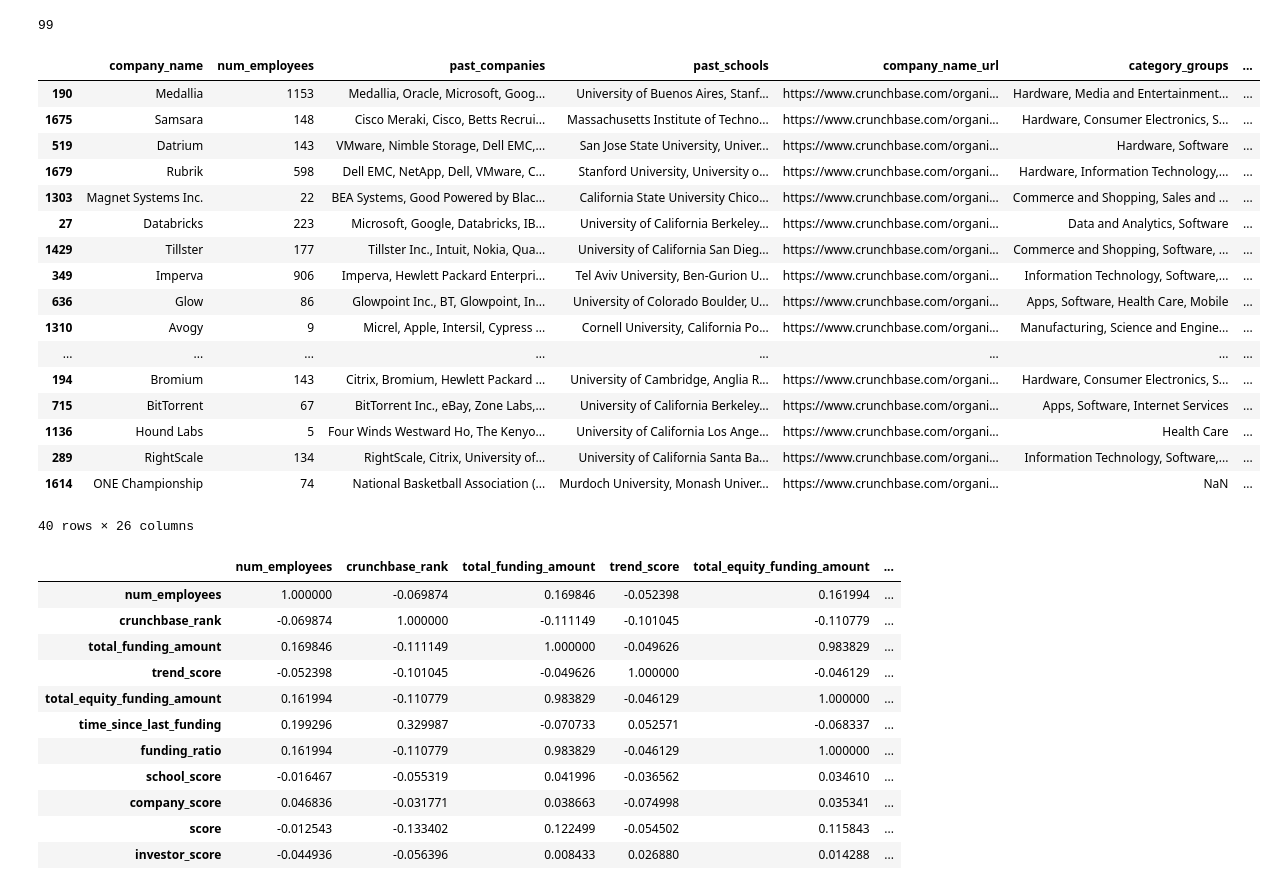
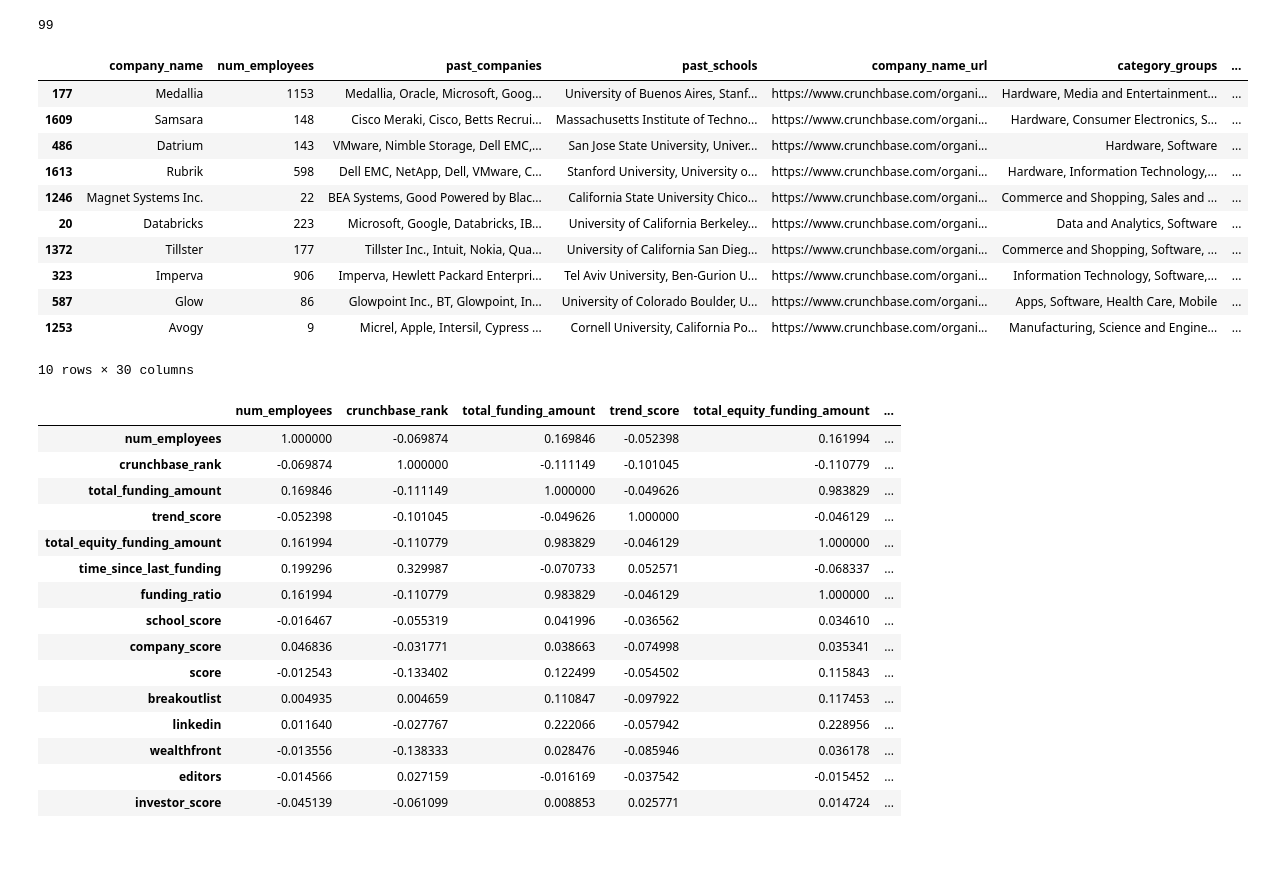
Before and after one commit to sachinkesiraju/breakinlist, a Jupyter notebook: company_analysis.ipynb, the cells around one changed output. Saved outputs shown, nothing was run; the diff lists cells and outputs as text; code cells hidden in the pictures; blank space fills up the shorter version.

```diff
--- a/company_analysis.ipynb
+++ b/company_analysis.ipynb
@@ -836,3 +838,6 @@ plotdata[plotdata.company_name.str.contains('Google', na=False)]
 |  | company_name | num_employees | past_companies | past_schools | company_name_url | category_groups | ... |
 | 121 | Google | 80409 | Google, Microsoft, IBM, Amazon, A... | Stanford University, University o... | https://www.crunchbase.com/organi... | Media and Entertainment, Informat... | ... |
 1 rows × 24 columns
+# %%
+breakout_data = pd.read_csv('breakout_data.csv')
+breakout_data.head()
@@ -838,0 +851,6 @@ plotdata[plotdata.company_name.str.contains('Google', na=False)]
+# %%
+plotdata = pd.merge(plotdata, breakout_data, on = 'company_name', how='left')
+plotdata.breakoutlist = pd.notnull(plotdata.breakoutlist).astype(int)
+plotdata.linkedin = pd.notnull(plotdata.linkedin).astype(int)
+plotdata.wealthfront = pd.notnull(plotdata.wealthfront).astype(int)
+plotdata.editors = pd.notnull(plotdata.editors).astype(int)
@@ -1040,26 +1068,20 @@ def score_investors(startup):
 # %%
 plotdata['investor_score'] = plotdata['funding'].apply(lambda row: score_investors(row))
 # %%
-plotdata.sort_values('investor_score', ascending=False).head(40)
+plotdata.sort_values('investor_score', ascending=False).head(10)
 # %% [output]
 |  | company_name | num_employees | past_companies | past_schools | company_name_url | category_groups | ... |
-| 190 | Medallia | 1153 | Medallia, Oracle, Microsoft, Goog... | University of Buenos Aires, Stanf... | https://www.crunchbase.com/organi... | Hardware, Media and Entertainment... | ... |
-| 1675 | Samsara | 148 | Cisco Meraki, Cisco, Betts Recrui... | Massachusetts Institute of Techno... | https://www.crunchbase.com/organi... | Hardware, Consumer Electronics, S... | ... |
-| 519 | Datrium | 143 | VMware, Nimble Storage, Dell EMC,... | San Jose State University, Univer... | https://www.crunchbase.com/organi... | Hardware, Software | ... |
-| 1679 | Rubrik | 598 | Dell EMC, NetApp, Dell, VMware, C... | Stanford University, University o... | https://www.crunchbase.com/organi... | Hardware, Information Technology,... | ... |
-| 1303 | Magnet Systems Inc. | 22 | BEA Systems, Good Powered by Blac... | California State University Chico... | https://www.crunchbase.com/organi... | Commerce and Shopping, Sales and ... | ... |
-| 27 | Databricks | 223 | Microsoft, Google, Databricks, IB... | University of California Berkeley... | https://www.crunchbase.com/organi... | Data and Analytics, Software | ... |
-| 1429 | Tillster | 177 | Tillster Inc., Intuit, Nokia, Qua... | University of California San Dieg... | https://www.crunchbase.com/organi... | Commerce and Shopping, Software, ... | ... |
-| 349 | Imperva | 906 | Imperva, Hewlett Packard Enterpri... | Tel Aviv University, Ben-Gurion U... | https://www.crunchbase.com/organi... | Information Technology, Software,... | ... |
-| 636 | Glow | 86 | Glowpoint Inc., BT, Glowpoint, In... | University of Colorado Boulder, U... | https://www.crunchbase.com/organi... | Apps, Software, Health Care, Mobile | ... |
-| 1310 | Avogy | 9 | Micrel, Apple, Intersil, Cypress ... | Cornell University, California Po... | https://www.crunchbase.com/organi... | Manufacturing, Science and Engine... | ... |
-| ... | ... | ... | ... | ... | ... | ... | ... |
-| 194 | Bromium | 143 | Citrix, Bromium, Hewlett Packard ... | University of Cambridge, Anglia R... | https://www.crunchbase.com/organi... | Hardware, Consumer Electronics, S... | ... |
-| 715 | BitTorrent | 67 | BitTorrent Inc., eBay, Zone Labs,... | University of California Berkeley... | https://www.crunchbase.com/organi... | Apps, Software, Internet Services | ... |
-| 1136 | Hound Labs | 5 | Four Winds Westward Ho, The Kenyo... | University of California Los Ange... | https://www.crunchbase.com/organi... | Health Care | ... |
-| 289 | RightScale | 134 | RightScale, Citrix, University of... | University of California Santa Ba... | https://www.crunchbase.com/organi... | Information Technology, Software,... | ... |
-| 1614 | ONE Championship | 74 | National Basketball Association (... | Murdoch University, Monash Univer... | https://www.crunchbase.com/organi... | NaN | ... |
+| 177 | Medallia | 1153 | Medallia, Oracle, Microsoft, Goog... | University of Buenos Aires, Stanf... | https://www.crunchbase.com/organi... | Hardware, Media and Entertainment... | ... |
+| 1609 | Samsara | 148 | Cisco Meraki, Cisco, Betts Recrui... | Massachusetts Institute of Techno... | https://www.crunchbase.com/organi... | Hardware, Consumer Electronics, S... | ... |
+| 486 | Datrium | 143 | VMware, Nimble Storage, Dell EMC,... | San Jose State University, Univer... | https://www.crunchbase.com/organi... | Hardware, Software | ... |
+| 1613 | Rubrik | 598 | Dell EMC, NetApp, Dell, VMware, C... | Stanford University, University o... | https://www.crunchbase.com/organi... | Hardware, Information Technology,... | ... |
+| 1246 | Magnet Systems Inc. | 22 | BEA Systems, Good Powered by Blac... | California State University Chico... | https://www.crunchbase.com/organi... | Commerce and Shopping, Sales and ... | ... |
+| 20 | Databricks | 223 | Microsoft, Google, Databricks, IB... | University of California Berkeley... | https://www.crunchbase.com/organi... | Data and Analytics, Software | ... |
+| 1372 | Tillster | 177 | Tillster Inc., Intuit, Nokia, Qua... | University of California San Dieg... | https://www.crunchbase.com/organi... | Commerce and Shopping, Software, ... | ... |
+| 323 | Imperva | 906 | Imperva, Hewlett Packard Enterpri... | Tel Aviv University, Ben-Gurion U... | https://www.crunchbase.com/organi... | Information Technology, Software,... | ... |
+| 587 | Glow | 86 | Glowpoint Inc., BT, Glowpoint, In... | University of Colorado Boulder, U... | https://www.crunchbase.com/organi... | Apps, Software, Health Care, Mobile | ... |
+| 1253 | Avogy | 9 | Micrel, Apple, Intersil, Cypress ... | Cornell University, California Po... | https://www.crunchbase.com/organi... | Manufacturing, Science and Engine... | ... |
-40 rows × 26 columns
+10 rows × 30 columns
 # %%
 plotdata.corr()
 # %% [output]
@@ -1074,4 +1096,8 @@ plotdata.corr()
 | school_score | -0.016467 | -0.055319 | 0.041996 | -0.036562 | 0.034610 | ... |
 | company_score | 0.046836 | -0.031771 | 0.038663 | -0.074998 | 0.035341 | ... |
 | score | -0.012543 | -0.133402 | 0.122499 | -0.054502 | 0.115843 | ... |
-| investor_score | -0.044936 | -0.056396 | 0.008433 | 0.026880 | 0.014288 | ... |
+| breakoutlist | 0.004935 | 0.004659 | 0.110847 | -0.097922 | 0.117453 | ... |
+| linkedin | 0.011640 | -0.027767 | 0.222066 | -0.057942 | 0.228956 | ... |
+| wealthfront | -0.013556 | -0.138333 | 0.028476 | -0.085946 | 0.036178 | ... |
+| editors | -0.014566 | 0.027159 | -0.016169 | -0.037542 | -0.015452 | ... |
+| investor_score | -0.045139 | -0.061099 | 0.008853 | 0.025771 | 0.014724 | ... |
```
Also changed, not shown: parts of 11 cells of this notebook, 1 other file.
